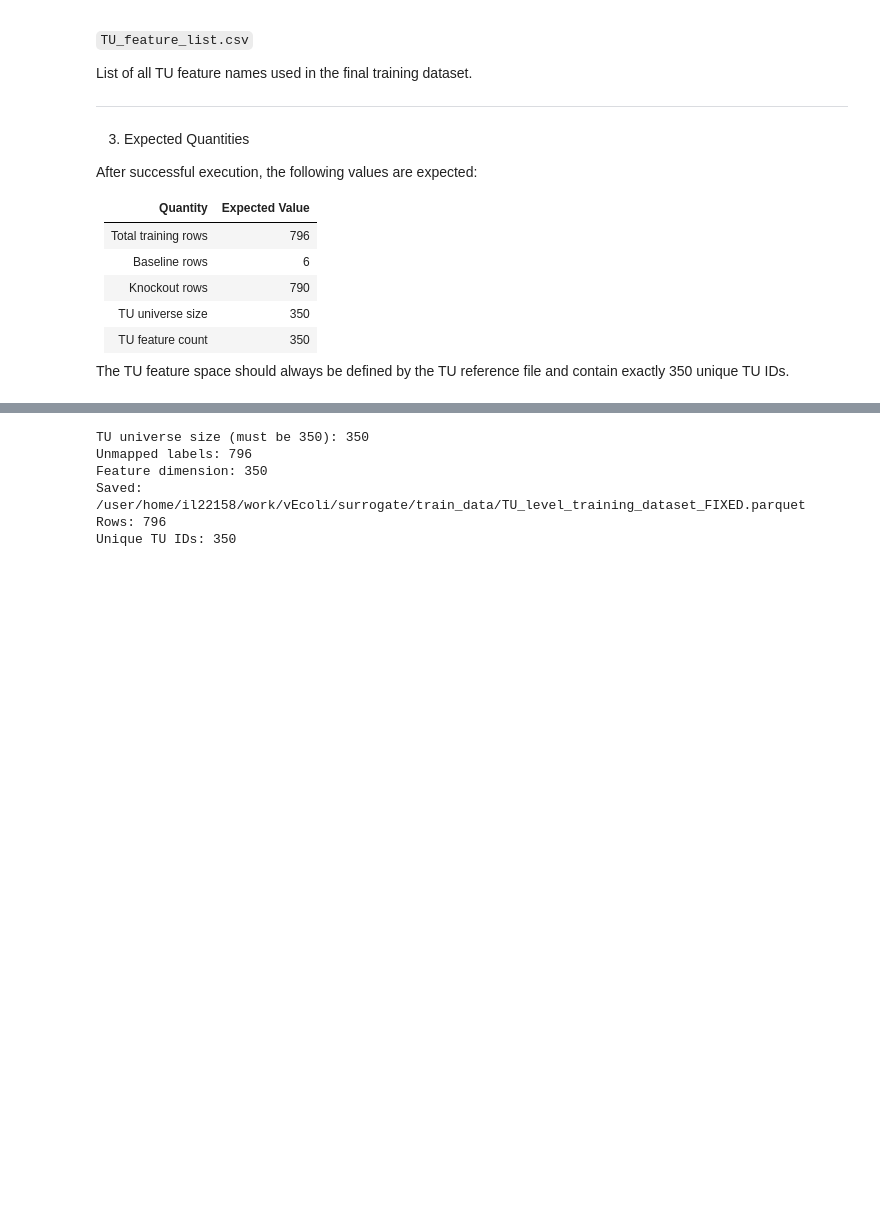
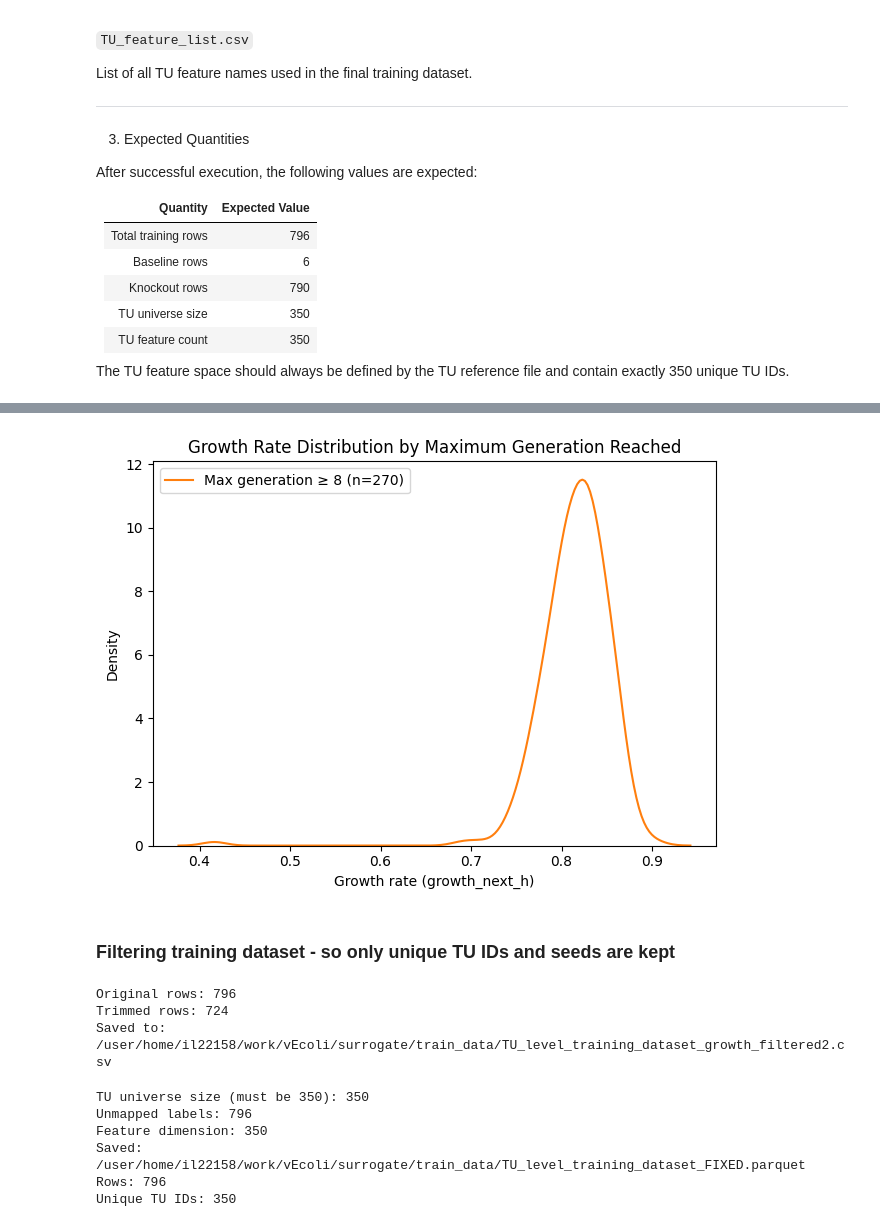
Before and after one commit to katha815/vEcoli-Local, a Jupyter notebook: surrogate/baseline_regression.ipynb, the cells around one changed output, grey strips where cells are left out. Saved outputs shown, nothing was run; the diff lists cells and outputs as text; code cells hidden in the pictures; blank space fills up the shorter version.

```diff
--- a/surrogate/baseline_regression.ipynb
+++ b/surrogate/baseline_regression.ipynb
@@ -1396,3 +2517,51 @@ The TU feature space should always be defined by the TU reference file and conta
+# %%
+import seaborn as sns
+
+sns.kdeplot(stopped_before_8, label=f"Max generation < 8 (n={len(stopped_before_8)})")
+sns.kdeplot(reached_8_plus, label=f"Max generation ≥ 8 (n={len(reached_8_plus)})")
+
+plt.xlabel("Growth rate (growth_next_h)")
+plt.ylabel("Density")
+plt.title("Growth Rate Distribution by Maximum Generation Reached")
+plt.legend()
+plt.tight_layout()
+plt.show()
+# %% [output]
+[figure, added]
+# %% [markdown]
+### Filtering training dataset - so only unique TU IDs and seeds are kept
+# %%
+import pandas as pd
+from pathlib import Path
+
+input_file = Path(
+    "/user/home/il22158/work/vEcoli/surrogate/train_data/"
+    "TU_level_training_dataset_growth_filtered.csv"
+)
+
+output_file = input_file.with_name(
+    input_file.stem + "2.csv"
+)
+
+# Load dataset
+df = pd.read_csv(input_file)
+
+# Keep first occurrence of each TU ID + seed combination
+df_trimmed = df.drop_duplicates(
+    subset=["ko_tu_id", "lineage_seed"],
+    keep="first"
+)
+
+# Save
+df_trimmed.to_csv(output_file, index=False)
+
+print(f"Original rows: {len(df)}")
+print(f"Trimmed rows: {len(df_trimmed)}")
+print(f"Saved to: {output_file}")
+# %% [output]
+Original rows: 796
+Trimmed rows: 724
+Saved to: /user/home/il22158/work/vEcoli/surrogate/train_data/TU_level_training_dataset_growth_filtered2.csv
 # %%
 """TU-level training dataset construction (fixed 350-TU reference space)"""
 
```
Also changed, not shown: parts of 65 cells of this notebook, 58 other files.
